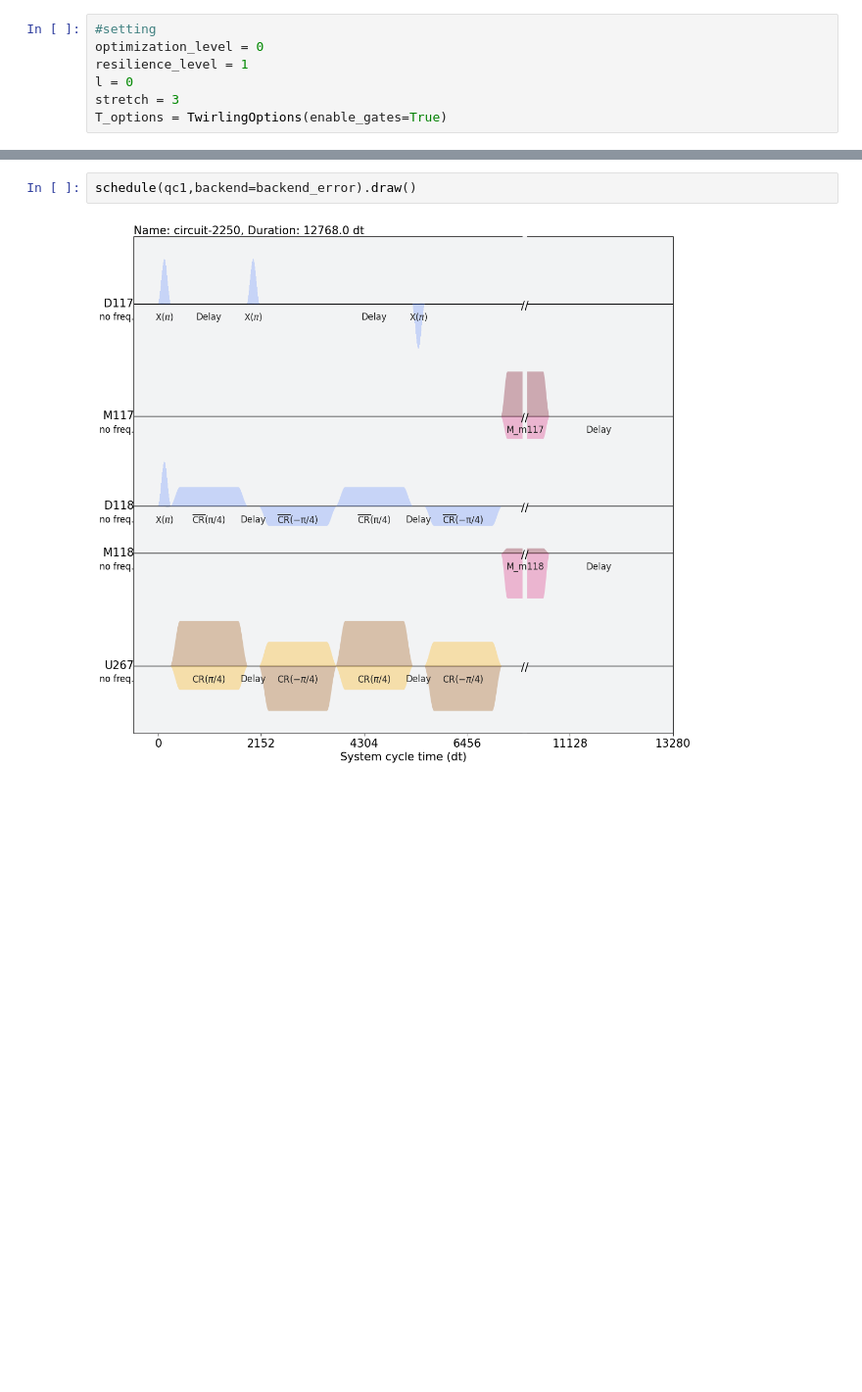
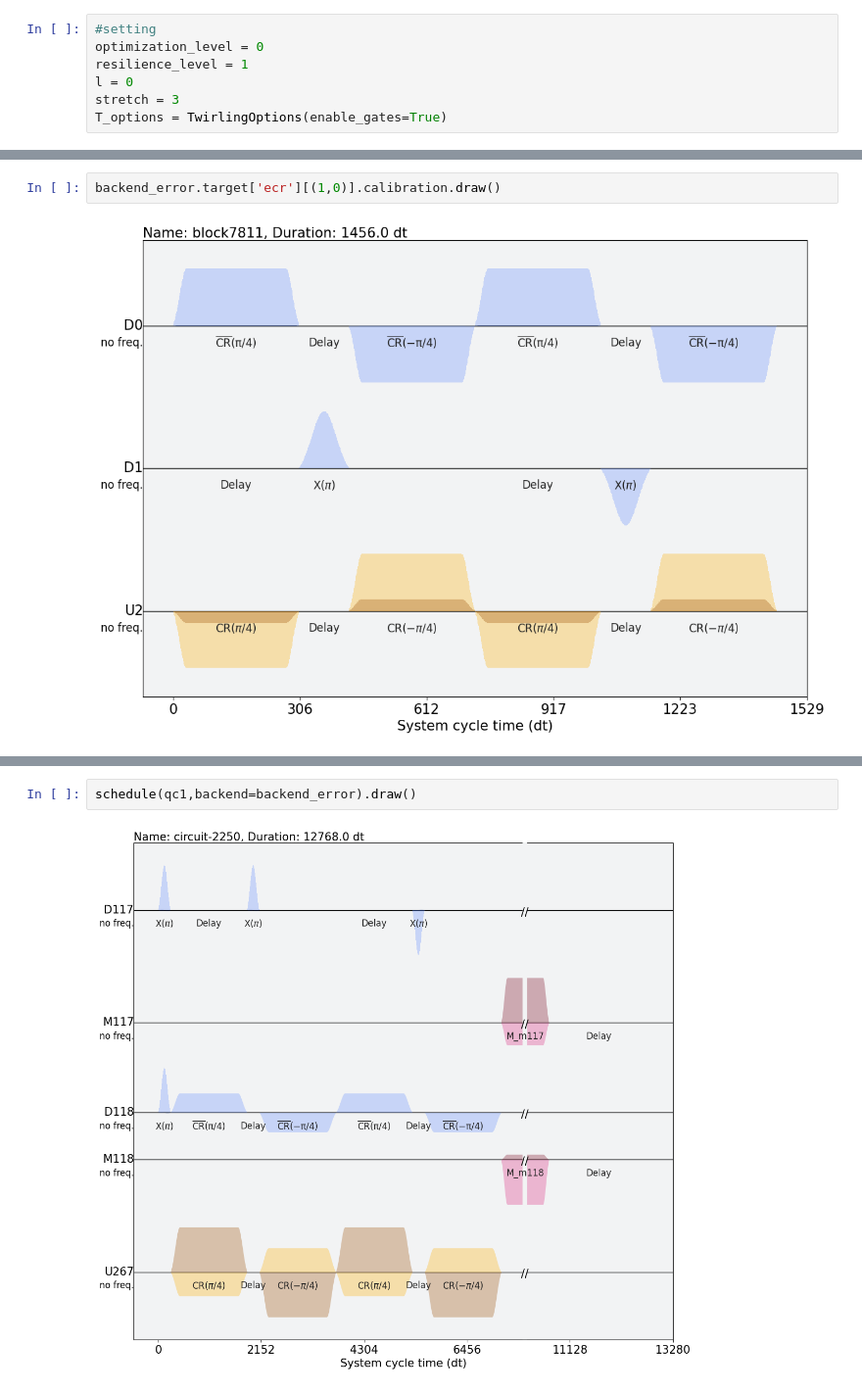
Before and after one commit to pop756/Quantum_KAN, a Jupyter notebook: Real_backend.ipynb, the cells around one changed output, grey strips where cells are left out. Shown: that part at 98% size. Drawn from its saved outputs; the diff is of its cells as text; blank space fills up the shorter version.

```diff
--- a/Real_backend.ipynb
+++ b/Real_backend.ipynb
@@ -154,0 +561,4 @@ pulse_schedule.draw()
+# %%
+backend_error.target['ecr'][(1,0)].calibration.draw()
+# %% [output]
+[figure, added]
```
Also changed, not shown: parts of 31 cells of this notebook, 18 other files.
